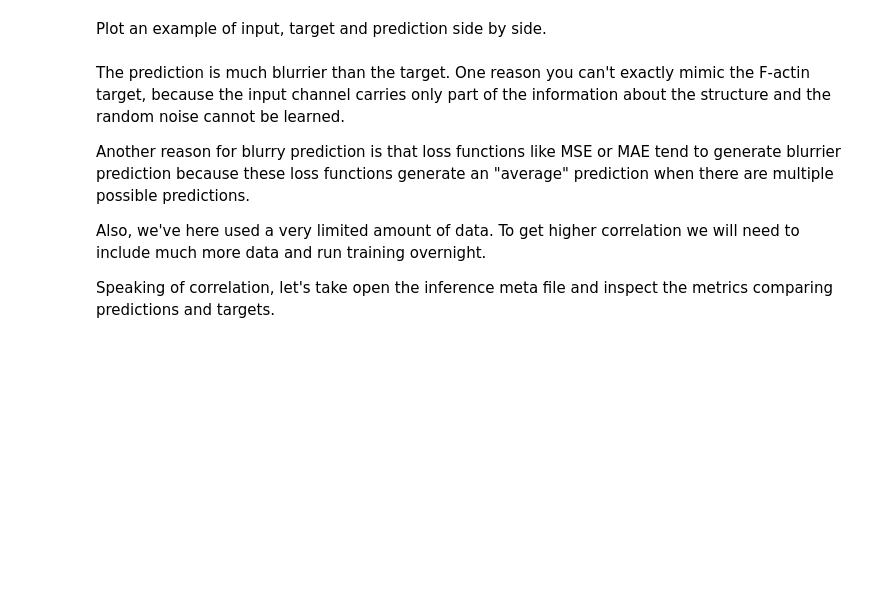
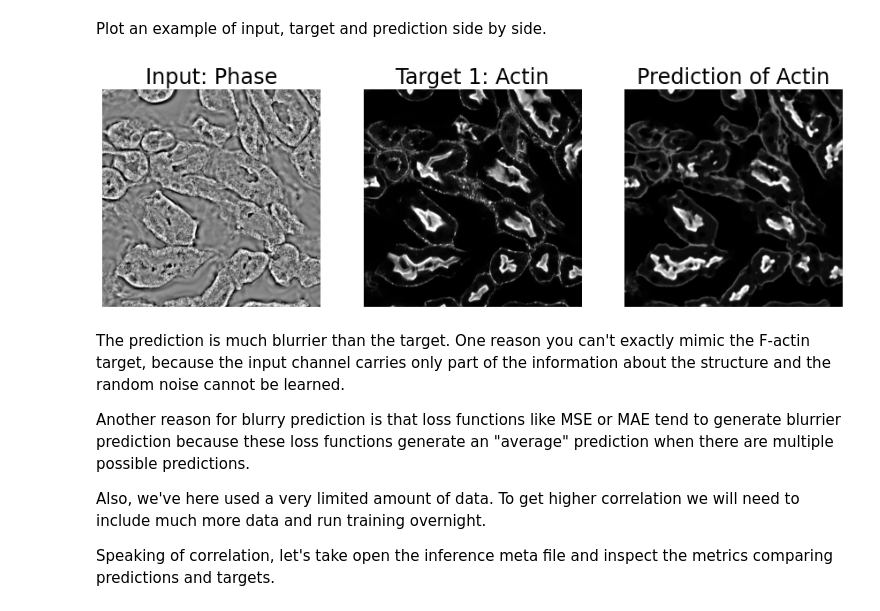
Before and after one commit to mehta-lab/microDL, a Jupyter notebook: notebooks/image_translation.ipynb, the cells around one changed output. Cells and saved outputs as stored; diff of their text form; code cells hidden in the pictures; blank space fills up the shorter version.

```diff
--- a/notebooks/image_translation.ipynb
+++ b/notebooks/image_translation.ipynb
@@ -519,20 +533,22 @@ glob.glob(os.path.join(pred_dir, '*'))
 # %% [markdown]
 Plot an example of input, target and prediction side by side.
 # %%
-im_path = os.path.join(INPUT_DIR, 'img_Transmission_t000_p011_z013.tif')
+im_path = os.path.join(INPUT_DIR, 'img_phase_t000_p011_z013.tif')
 im = im_utils.read_image(im_path)
 im = norm_utils.hist_clipping(im, 1, 99)
-plt.subplot(131); plt.imshow(im, cmap='gray'); plt.title('Input: Brightfield'); plt.axis('off')
+plt.subplot(131); plt.imshow(im, cmap='gray'); plt.title('Input: Phase'); plt.axis('off')
 im_path = os.path.join(INPUT_DIR, 'img_568_t000_p011_z013.tif')
 im = im_utils.read_image(im_path)
 im = norm_utils.hist_clipping(im, 1, 99)
 plt.subplot(132); plt.imshow(im, cmap='gray'); plt.title('Target 1: Actin'); plt.axis('off')
 im_path = os.path.join(pred_dir, 'img_pred_t000_p011_z013.tif')
 im = im_utils.read_image(im_path)
 im = norm_utils.hist_clipping(im, 1, 99)
 plt.subplot(133); plt.imshow(im, cmap='gray'); plt.title('Prediction of Actin'); plt.axis('off')
 plt.rcParams['figure.figsize'] = [15, 10]
 plt.show()
+# %% [output]
+[figure, added]
 # %% [markdown]
 The prediction is much blurrier than the target. One reason you can't exactly mimic the F-actin target, because the input channel carries only part of the information about the structure and the random noise cannot be learned.
 
```
Also changed, not shown: parts of 17 cells of this notebook.
